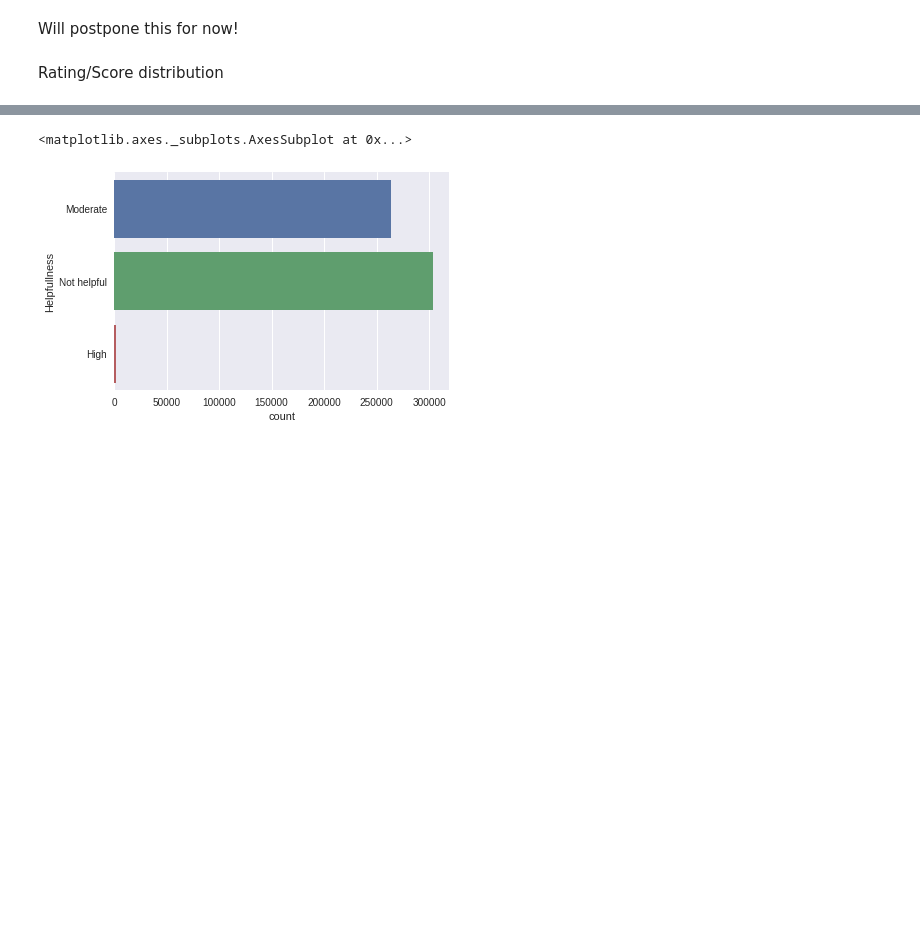
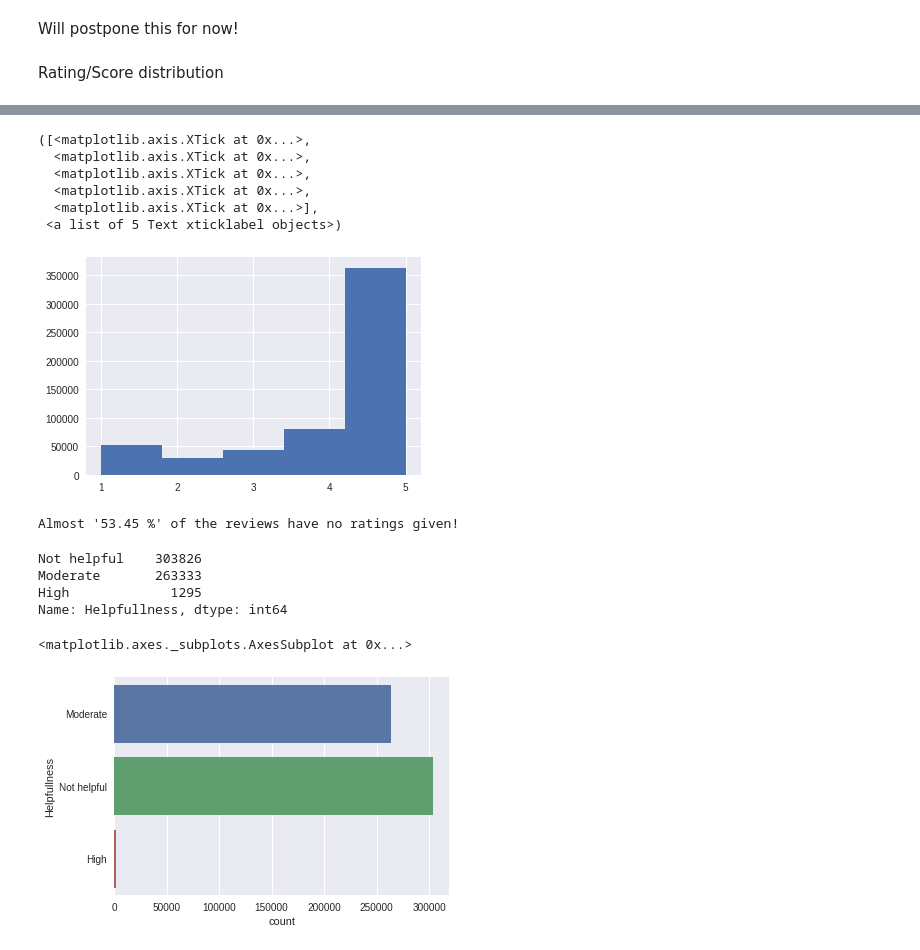
Before and after one commit to vikramriyer/text_learning, a Jupyter notebook: Exploring Amazon Fine Foods.ipynb, the cells around one changed output, grey strips where cells are left out. Drawn from its saved outputs; the diff is of its cells as text; code cells hidden in the pictures; blank space fills up the shorter version.

```diff
--- a/Exploring Amazon Fine Foods.ipynb
+++ b/Exploring Amazon Fine Foods.ipynb
@@ -251,3 +251,18 @@ sns.distplot(df['Score'], hist=True, kde=False, bins=5)
+# %%
+plt.hist(df['Score'], bins=5)
+plt.xticks(range(1,6))
+# %% [output]
+([<matplotlib.axis.XTick at 0x...>,
+  <matplotlib.axis.XTick at 0x...>,
+  <matplotlib.axis.XTick at 0x...>,
+  <matplotlib.axis.XTick at 0x...>,
+  <matplotlib.axis.XTick at 0x...>],
+ <a list of 5 Text xticklabel objects>)
+[figure, added]
+# %%
+print "Almost '{:.2f} %' of the reviews have no ratings given!".format(df['HN'].value_counts()[0]*100./len(df['HN']))
+# %% [output]
+Almost '53.45 %' of the reviews have no ratings given!
 # %%
 # highly helpful HN > 50
 # moderately helpful HN = 1-50
@@ -255,6 +270,13 @@ sns.distplot(df['Score'], hist=True, kde=False, bins=5)
 helpfulness_fn = lambda x: 'High' if x >= 50 else ('Moderate' if x > 0 and x < 50 else 'Not helpful')
 # %%
 df['Helpfullness'] = df.HN.apply(helpfulness_fn)
+# %%
+df['Helpfullness'].value_counts()
+# %% [output]
+Not helpful    303826
+Moderate       263333
+High             1295
+Name: Helpfullness, dtype: int64
 # %%
 sns.countplot(y='Helpfullness', data=df)
 # %% [output]
```
Also changed, not shown: parts of 12 cells of this notebook.
